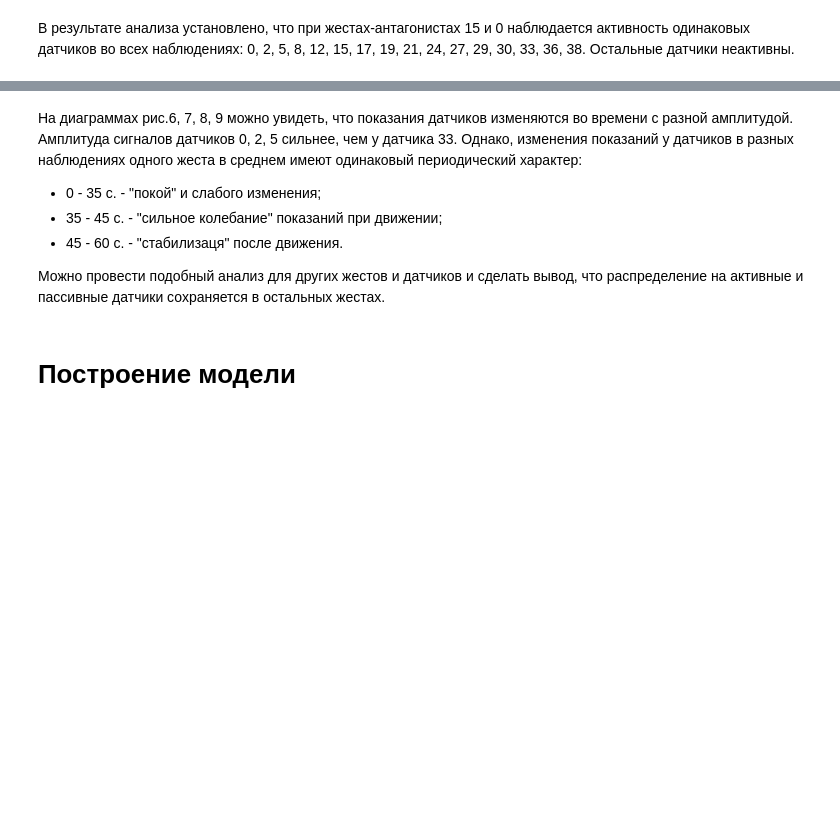
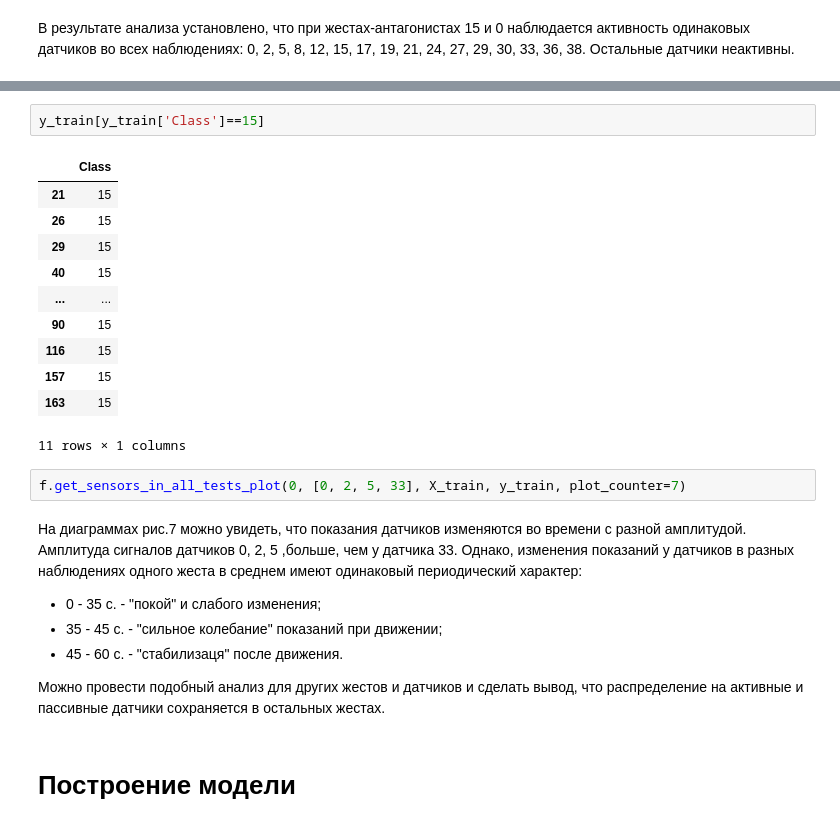
Before and after one commit to Alex1iv/Motorica_1, a Jupyter notebook: N1_sprint_2022.09.10_edited_2.ipynb, the cells around one changed output, grey strips where cells are left out. Saved outputs shown, nothing was run; the diff lists cells and outputs as text; blank space fills up the shorter version.

```diff
--- a/N1_sprint_2022.09.10_edited_2.ipynb
+++ b/N1_sprint_2022.09.10_edited_2.ipynb
@@ -522,5 +299,21 @@ fig.show()
+# %%
+y_train[y_train['Class']==15]
+# %% [output]
+|  | Class |
+| 21 | 15 |
+| 26 | 15 |
+| 29 | 15 |
+| 40 | 15 |
+| ... | ... |
+| 90 | 15 |
+| 116 | 15 |
+| 157 | 15 |
+| 163 | 15 |
+11 rows × 1 columns
+# %%
+f.get_sensors_in_all_tests_plot(0, [0, 2, 5, 33], X_train, y_train, plot_counter=7)
 # %% [markdown]
-На диаграммах рис.6, 7, 8, 9 можно увидеть, что показания датчиков изменяются во времени с разной амплитудой. Амплитуда сигналов датчиков 0, 2, 5 сильнее, чем у датчика 33. Однако, изменения показаний у датчиков в разных наблюдениях одного жеста в среднем имеют одинаковый периодический характер:
+На диаграммах рис.7 можно увидеть, что показания датчиков изменяются во времени с разной амплитудой. Амплитуда сигналов датчиков 0, 2, 5 ,больше, чем у датчика 33. Однако, изменения показаний у датчиков в разных наблюдениях одного жеста в среднем имеют одинаковый периодический характер:
 *  0 - 35 с. - "покой" и слабого изменения;
 * 35 - 45 с. - "сильное колебание" показаний при движении;
 * 45 - 60 с. - "стабилизаця" после движения.
```
Also changed, not shown: parts of 41 cells of this notebook, 11 other files.
